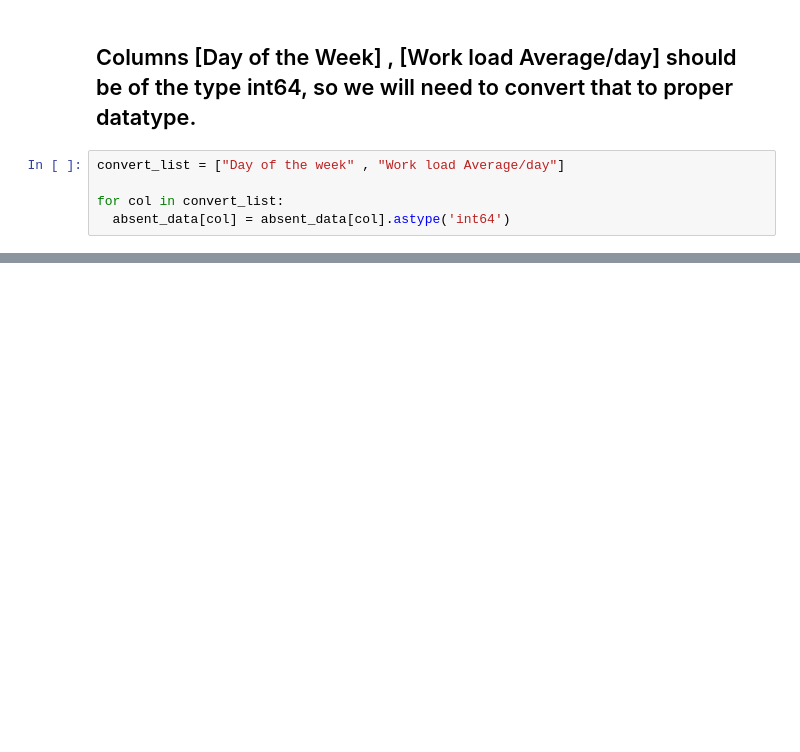
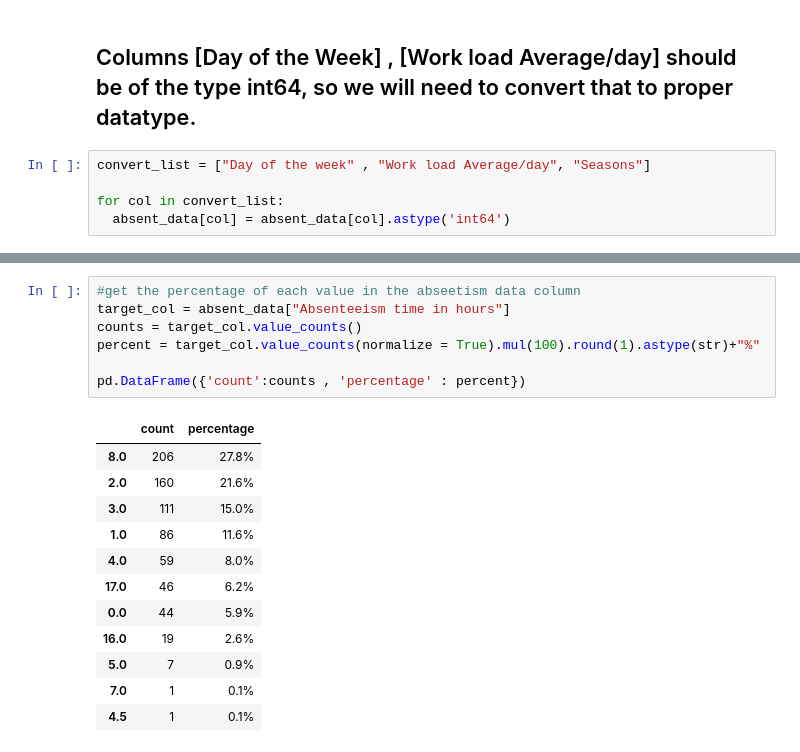
Before and after one commit to DHRUV6029/CMPE-255_NPDP, a Jupyter notebook: CMPE_255_NPDP.ipynb, the cells around one changed output, grey strips where cells are left out. Cells and saved outputs as stored; diff of their text form; blank space fills up the shorter version.

```diff
--- a/CMPE_255_NPDP.ipynb
+++ b/CMPE_255_NPDP.ipynb
@@ -1950,7 +1837,7 @@ memory usage: 110.9 KB
 # %% [markdown]
 ## Columns [Day of the Week] , [Work load Average/day] should be of the type int64, so we will need to convert that to proper datatype.
 # %%
-convert_list = ["Day of the week" , "Work load Average/day"]
+convert_list = ["Day of the week" , "Work load Average/day", "Seasons"]
 
 for col in convert_list:
   absent_data[col] = absent_data[col].astype('int64')
@@ -1976,0 +1882,20 @@ memory usage: 115.8 KB
+# %%
+#get the percentage of each value in the abseetism data column
+target_col = absent_data["Absenteeism time in hours"]
+counts = target_col.value_counts()
+percent = target_col.value_counts(normalize = True).mul(100).round(1).astype(str)+"%"
+
+pd.DataFrame({'count':counts , 'percentage' : percent})
+# %% [output]
+|  | count | percentage |
+| 8.0 | 206 | 27.8% |
+| 2.0 | 160 | 21.6% |
+| 3.0 | 111 | 15.0% |
+| 1.0 | 86 | 11.6% |
+| 4.0 | 59 | 8.0% |
+| 17.0 | 46 | 6.2% |
+| 0.0 | 44 | 5.9% |
+| 16.0 | 19 | 2.6% |
+| 5.0 | 7 | 0.9% |
+| 7.0 | 1 | 0.1% |
+| 4.5 | 1 | 0.1% |
```
Also changed, not shown: parts of 17 cells of this notebook.
